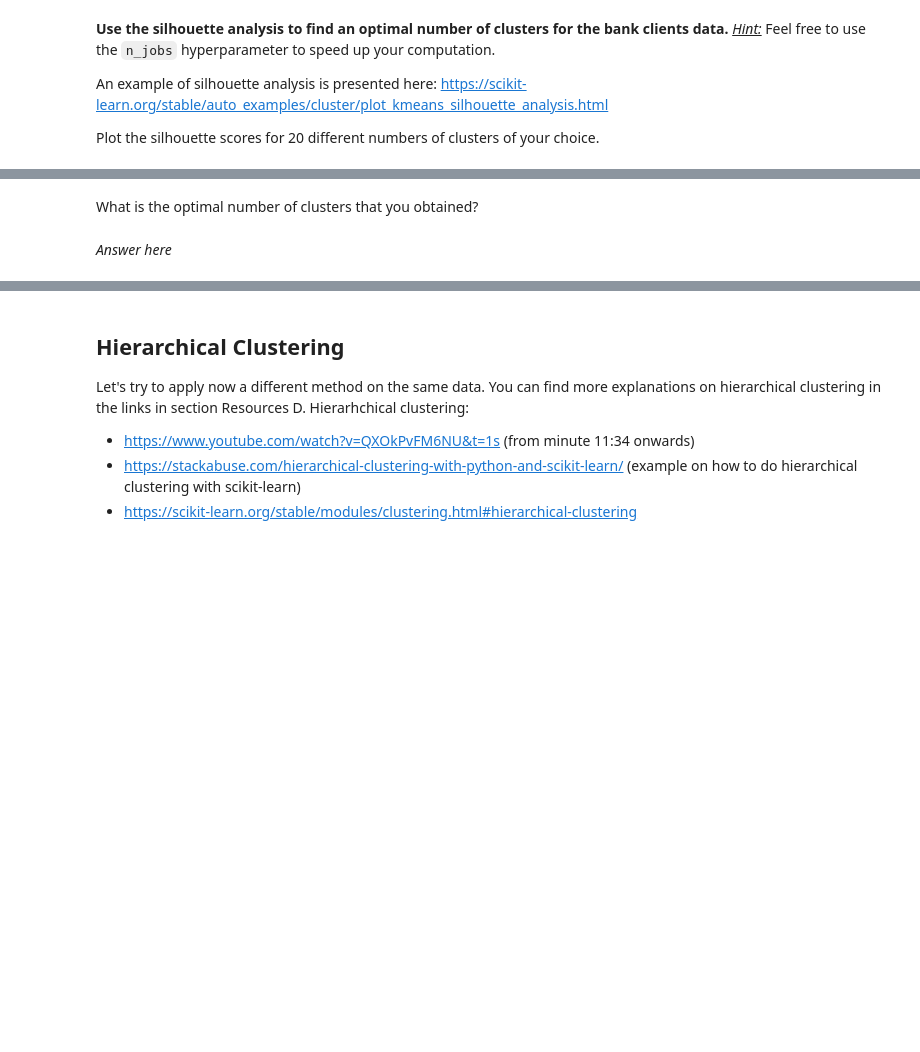
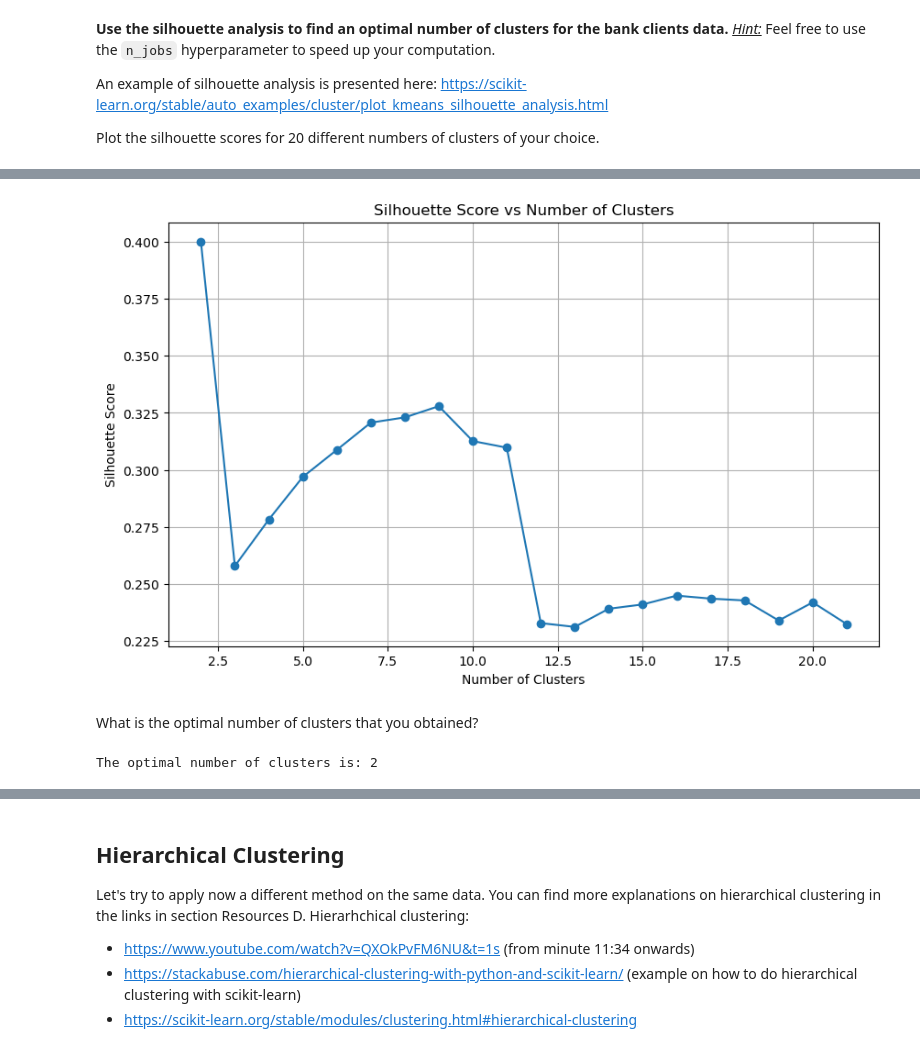
Before and after one commit to Lisiane-von-ahn/Clustering, a Jupyter notebook: notebook/Clustering.ipynb, the cells around one changed output, grey strips where cells are left out. Drawn from its saved outputs; the diff is of its cells as text; code cells hidden in the pictures; blank space fills up the shorter version.

```diff
--- a/notebook/Clustering.ipynb
+++ b/notebook/Clustering.ipynb
@@ -251,0 +369,9 @@ Read what this score represents and how it is computed here: https://scikit-lear
+# %%
+from sklearn.metrics import silhouette_score, silhouette_samples
+
+# Calculer les labels de cluster
+labels = kmeans.labels_
+
+# Calculer le score de silhouette moyen
+silhouette_avg = silhouette_score(df_norm, labels)
+print(f"Silhouette Score for 5 clusters: {silhouette_avg}")
@@ -267,0 +394,17 @@ Plot the silhouette scores for 20 different numbers of clusters of your choice.
+# %%
+import matplotlib.pyplot as plt
+from sklearn.cluster import KMeans
+from sklearn.metrics import silhouette_score
+import numpy as np
+
+# Définir la gamme de nombres de clusters
+nb_clusters_trials = range(2, 22)
+silhouette_scores = []
+
+# Calculer les scores de silhouette pour chaque nombre de clusters
+for nb in nb_clusters_trials:
+    kmeans = KMeans(n_clusters=nb, random_state=42).fit(df_norm)
+    labels = kmeans.labels_
+    score = silhouette_score(df_norm, labels)
+    silhouette_scores.append(score)
+    print(f'For n_clusters = {nb}, the silhouette score is {score}')
@@ -268,4 +425,19 @@ Plot the silhouette scores for 20 different numbers of clusters of your choice.
+# %%
+# Plot des scores de silhouette pour visualiser les résultats
+plt.figure(figsize=(10, 6))
+plt.plot(list(nb_clusters_trials), silhouette_scores, marker='o', linestyle='-')
+plt.xlabel('Number of Clusters')
+plt.ylabel('Silhouette Score')
+plt.title('Silhouette Score vs Number of Clusters')
+plt.grid(True)
+plt.show()
+# %% [output]
+[figure, added]
 # %% [markdown]
 What is the optimal number of clusters that you obtained?
-# %% [markdown]
-*Answer here*
+# %%
+# Find the optimal number of clusters
+optimal_clusters = nb_clusters_trials[np.argmax(silhouette_score)]
+print(f"The optimal number of clusters is: {optimal_clusters}")
+# %% [output]
+The optimal number of clusters is: 2
```
Also changed, not shown: parts of 42 cells of this notebook.
